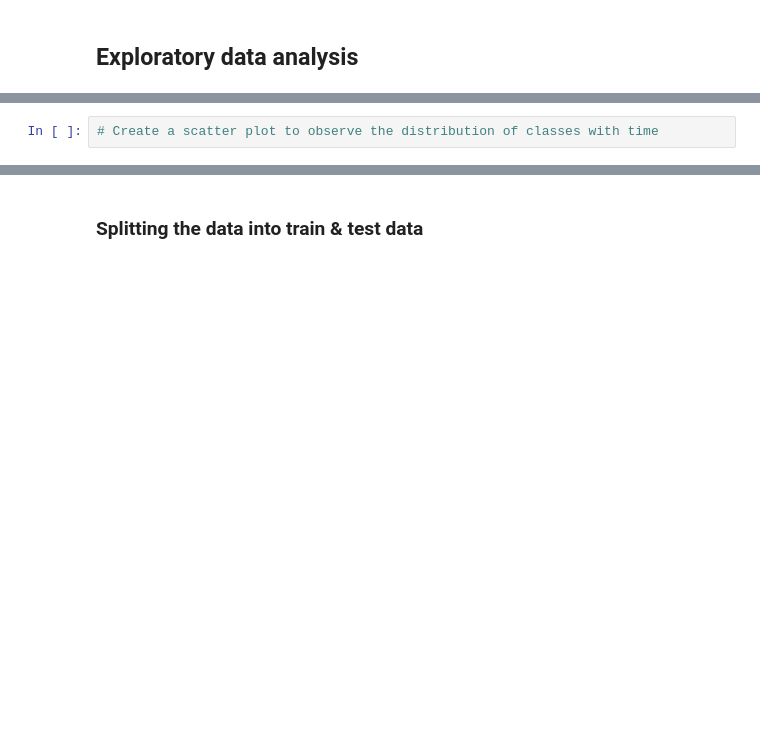
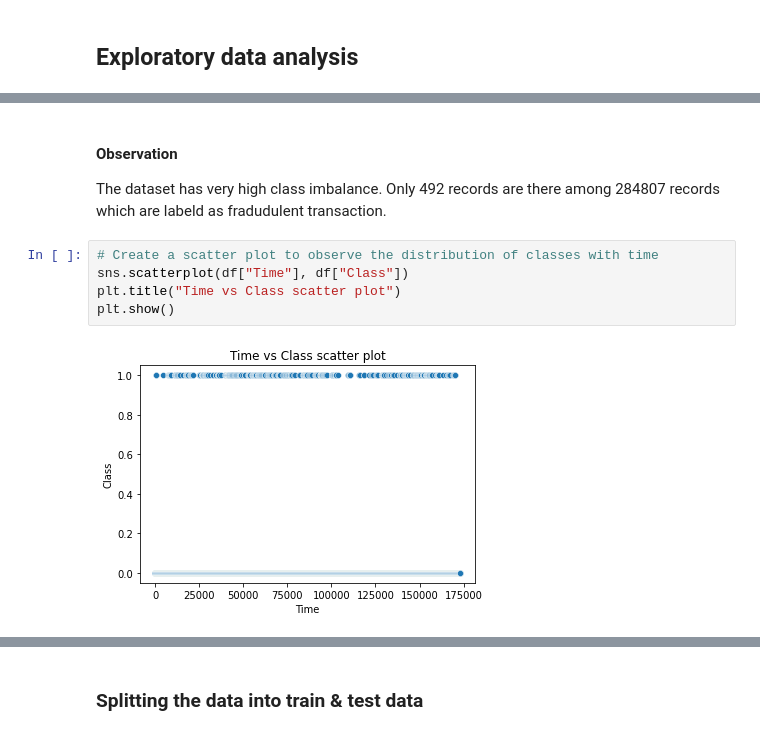
Before and after one commit to subhabrata-ghosh-1988/credit-card-fraud-detection, a Jupyter notebook: Credit_card_fraud_detection.ipynb, the cells around one changed output, grey strips where cells are left out. Drawn from its saved outputs; the diff is of its cells as text; blank space fills up the shorter version.

```diff
--- a/Credit_card_fraud_detection.ipynb
+++ b/Credit_card_fraud_detection.ipynb
@@ -122,2 +244,11 @@ fraud_share=classes[1]/df['Class'].count()*100
+# %% [markdown]
+#### Observation
+
+The dataset has very high class imbalance. Only 492 records are there among 284807 records which are labeld as fradudulent transaction.
 # %%
 # Create a scatter plot to observe the distribution of classes with time
+sns.scatterplot(df["Time"], df["Class"])
+plt.title("Time vs Class scatter plot")
+plt.show()
+# %% [output]
+[figure, added]
```
Also changed, not shown: parts of 27 cells of this notebook.
